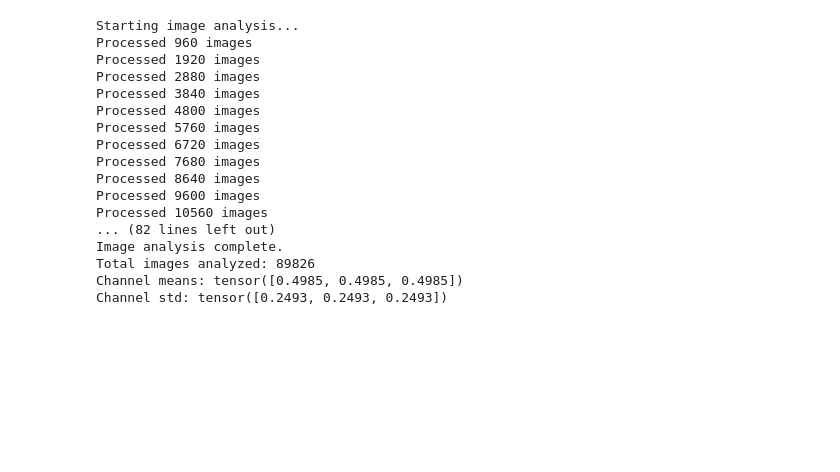
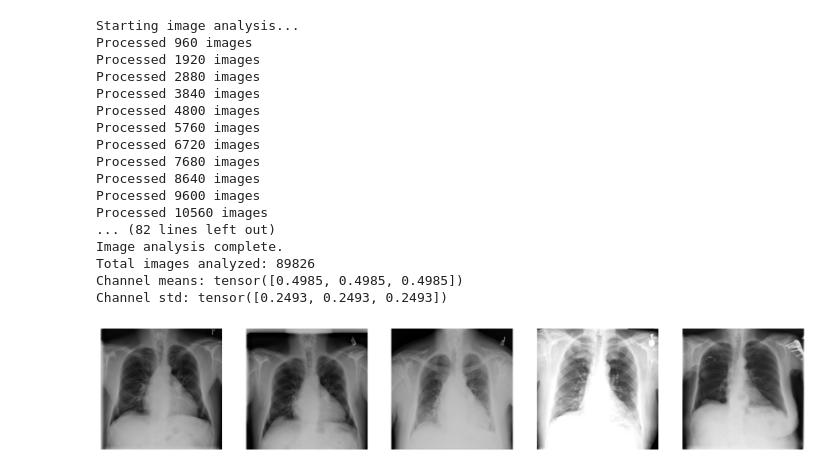
Before and after one commit to stpledger/xray_interpreter, a Jupyter notebook: scratchpad.ipynb, the cells around one changed output. Drawn from its saved outputs; the diff is of its cells as text; code cells hidden in the pictures; blank space fills up the shorter version.

Commit message:
added data augmentation

```diff
--- a/scratchpad.ipynb
+++ b/scratchpad.ipynb
@@ -242,3 +242,40 @@ Image analysis complete.
 Total images analyzed: 89826
 Channel means: tensor([0.4985, 0.4985, 0.4985])
 Channel std: tensor([0.2493, 0.2493, 0.2493])
+# %%
+from PIL import Image
+
+import transforms  # our custom module with image transforms
+import matplotlib.pyplot as plt
+
+def inv_transform(img_tensor):
+    # Invert the normalization
+    std = torch.tensor([0.229, 0.224, 0.225]).view(3, 1, 1)
+    mean = torch.tensor([0.485, 0.456, 0.406]).view(3, 1, 1)
+    inv_tensor = img_tensor * std + mean
+    inv_tensor = torch.clamp(inv_tensor, 0, 1)
+    return inv_tensor
+
+# Select 5 image paths from the preloaded list "image_paths"
+sample_image_paths = image_paths[:5]
+
+# Create a figure to display the images
+fig, axes = plt.subplots(1, 5, figsize=(20, 5))
+
+for ax, img_path in zip(axes, sample_image_paths):
+    # Open the image
+    img = Image.open(img_path)
+
+    # Apply the custom transform from our transforms.py module.
+    # We assume that the module defines a function named "my_transform"
+    t = transforms.get_transform(True, 'EfficientNetB3', augment=True)
+    transformed_img = inv_transform(t(img))
+    transformed_img = transformed_img.permute(1, 2, 0).numpy()
+
+    # Display the transformed image
+    ax.imshow(transformed_img)
+    ax.axis('off')
+
+plt.show()
+# %% [output]
+[figure, added]
```
Also changed, not shown: 1 other file.
